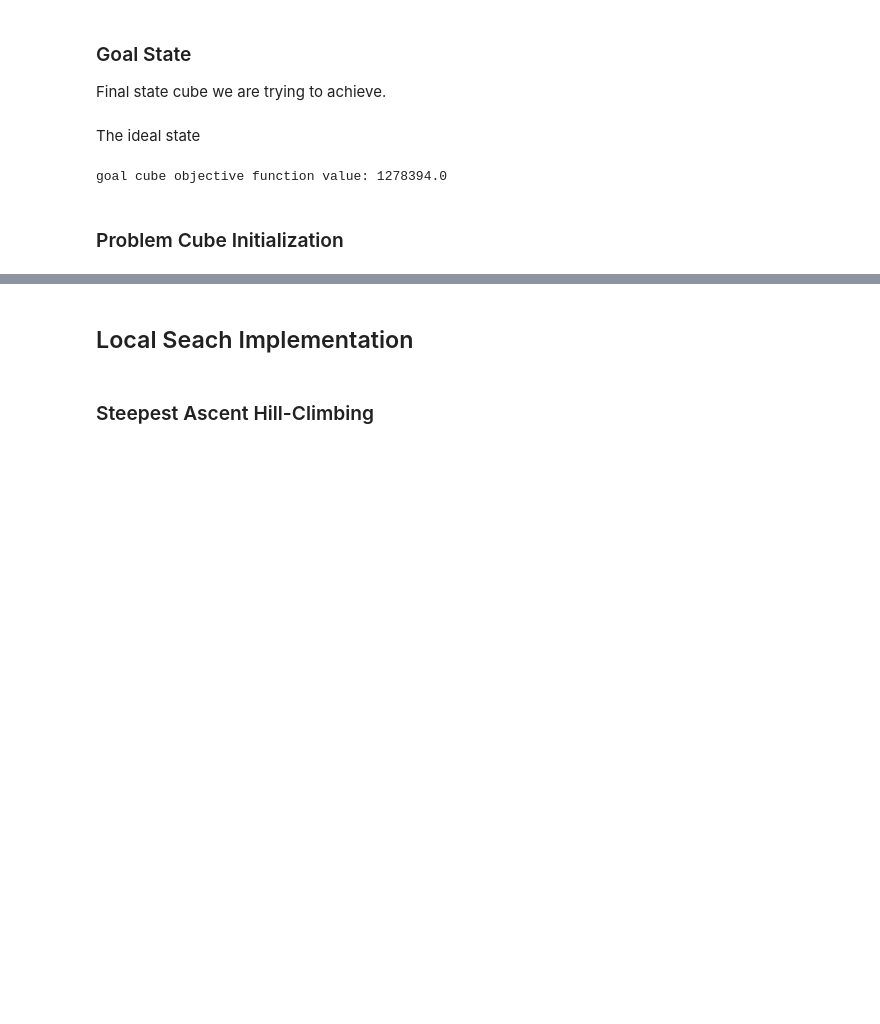
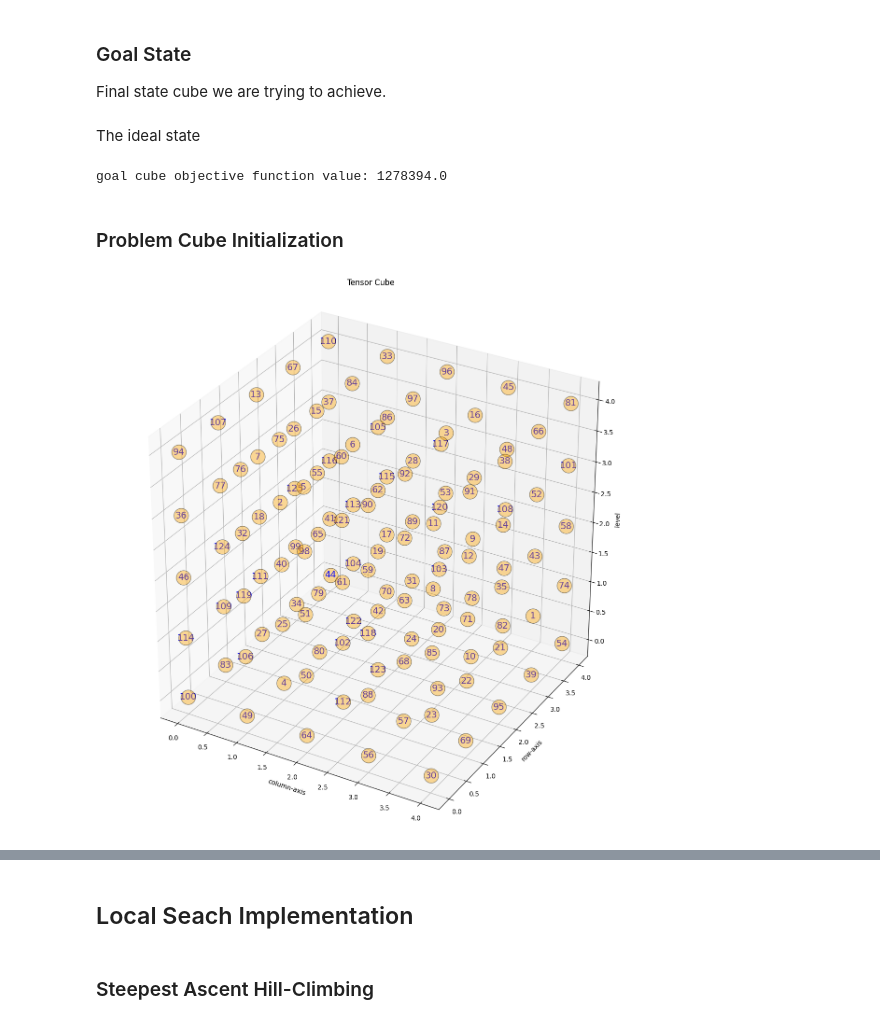
Before and after one commit to marcellinow/diagonal-magic-cube, a Jupyter notebook: main.ipynb, the cells around one changed output, grey strips where cells are left out. Drawn from its saved outputs; the diff is of its cells as text; code cells hidden in the pictures; blank space fills up the shorter version.

```diff
--- a/main.ipynb
+++ b/main.ipynb
@@ -87,0 +84,4 @@ cube = problem_cube.initial_state()
+# %%
+cube.plot_cube()
+# %% [output]
+[figure, added]
```
Also changed, not shown: parts of 14 cells of this notebook, 2 other files.
